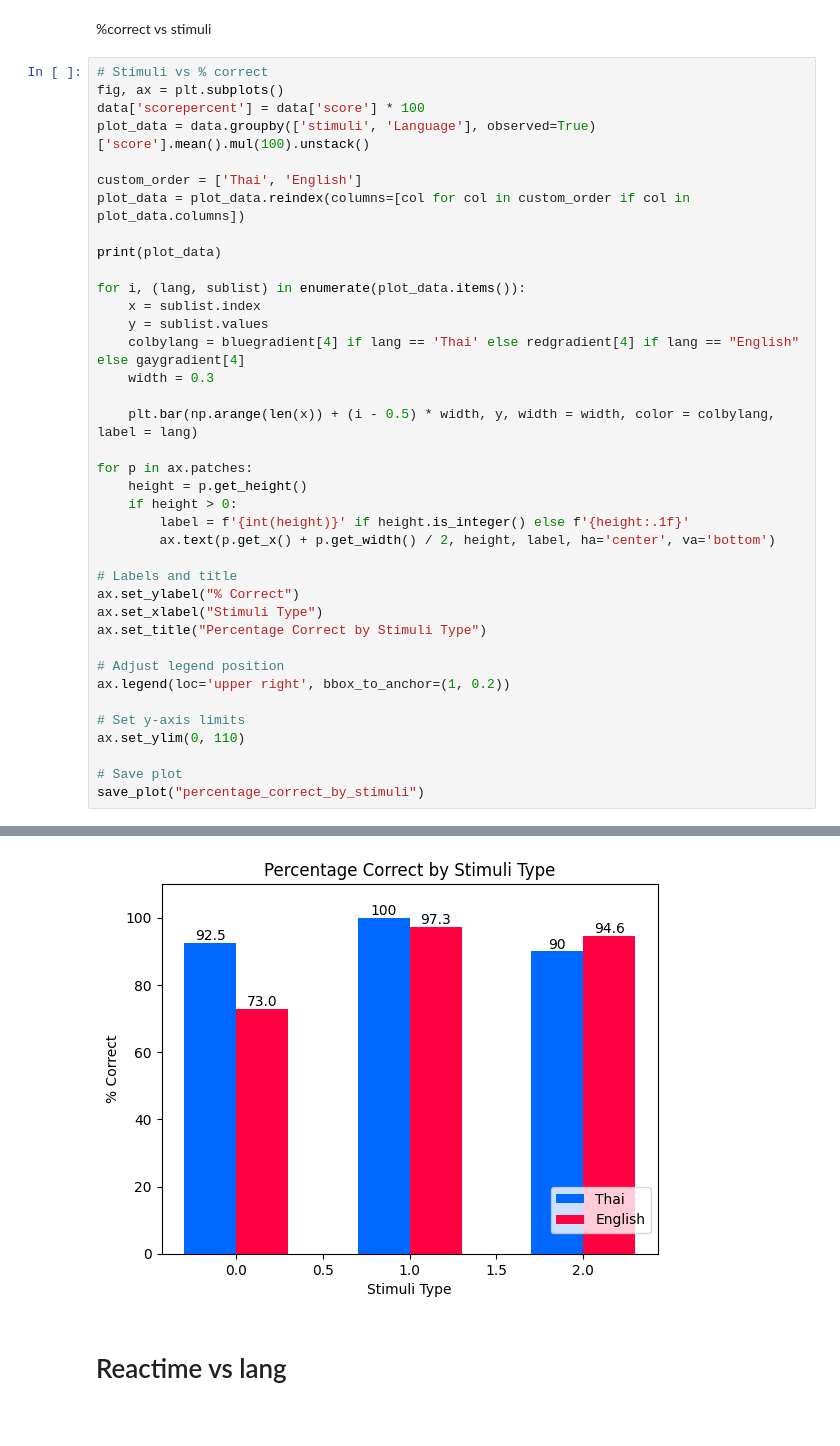
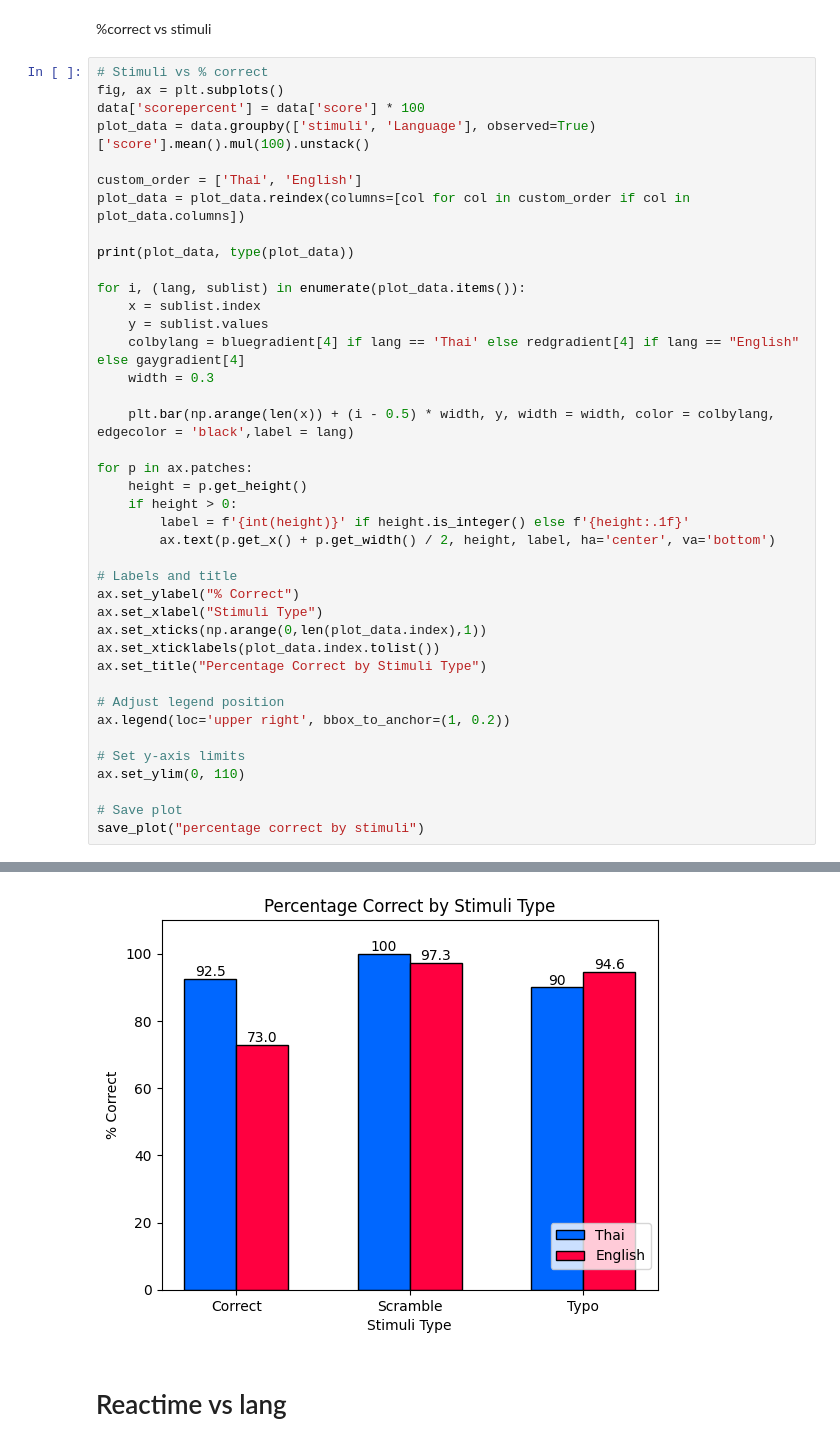
Before and after one commit to Plausma/Dyslexia, a Jupyter notebook: analysis for task 2nd.ipynb, the cells around one changed output, grey strips where cells are left out. Saved outputs shown, nothing was run; the diff lists cells and outputs as text.

Commit message:
finalize the analysis file, update every graph needed for patient, ready to go!

```diff
--- a/analysis for task 2nd.ipynb
+++ b/analysis for task 2nd.ipynb
@@ -198,7 +198,7 @@ plot_data = data.groupby(['stimuli', 'Language'], observed=True)['score'].mean()
 custom_order = ['Thai', 'English']
 plot_data = plot_data.reindex(columns=[col for col in custom_order if col in plot_data.columns])
 
-print(plot_data)
+print(plot_data, type(plot_data))
 
 for i, (lang, sublist) in enumerate(plot_data.items()):
     x = sublist.index
@@ -206,7 +206,7 @@ for i, (lang, sublist) in enumerate(plot_data.items()):
     colbylang = bluegradient[4] if lang == 'Thai' else redgradient[4] if lang == "English" else gaygradient[4]
     width = 0.3
 
-    plt.bar(np.arange(len(x)) + (i - 0.5) * width, y, width = width, color = colbylang, label = lang)
+    plt.bar(np.arange(len(x)) + (i - 0.5) * width, y, width = width, color = colbylang, edgecolor = 'black',label = lang)
 
 for p in ax.patches:
     height = p.get_height()
@@ -217,6 +217,8 @@ for p in ax.patches:
 # Labels and title
 ax.set_ylabel("% Correct")
 ax.set_xlabel("Stimuli Type")
+ax.set_xticks(np.arange(0,len(plot_data.index),1))
+ax.set_xticklabels(plot_data.index.tolist())
 ax.set_title("Percentage Correct by Stimuli Type")
 
 # Adjust legend position
@@ -226,7 +228,7 @@ ax.legend(loc='upper right', bbox_to_anchor=(1, 0.2))
 ax.set_ylim(0, 110)
 
 # Save plot
-save_plot("percentage_correct_by_stimuli")
+save_plot("percentage correct by stimuli")
 # %% [output]
 Language   Thai    English
 stimuli
@@ -236,3 +238,3 @@ Typo       90.0  94.594595
-[figure, old version]
+[figure, new version]
 # %% [markdown]
 # Reactime vs lang
```
Also changed, not shown: parts of 24 cells of this notebook, 24 other files.
